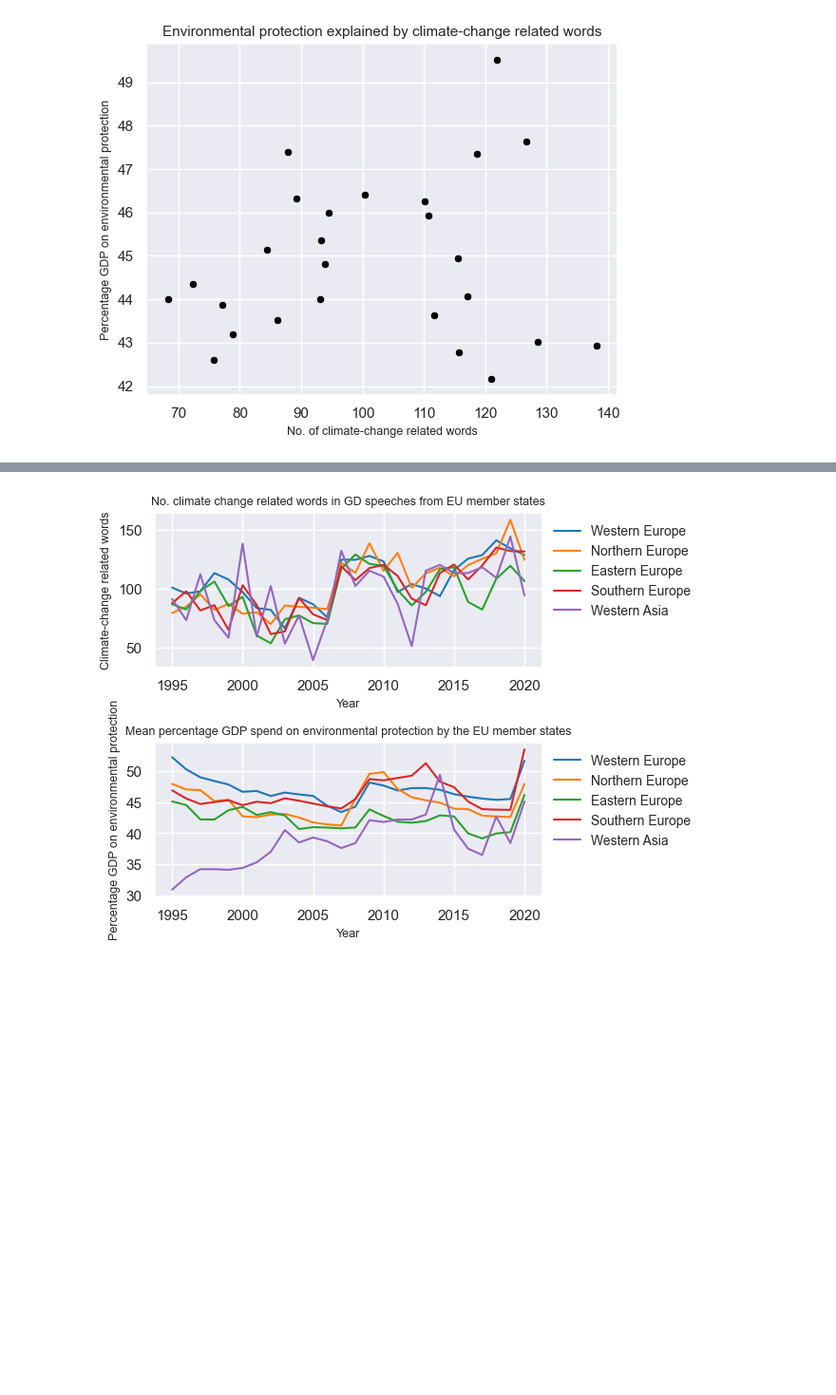
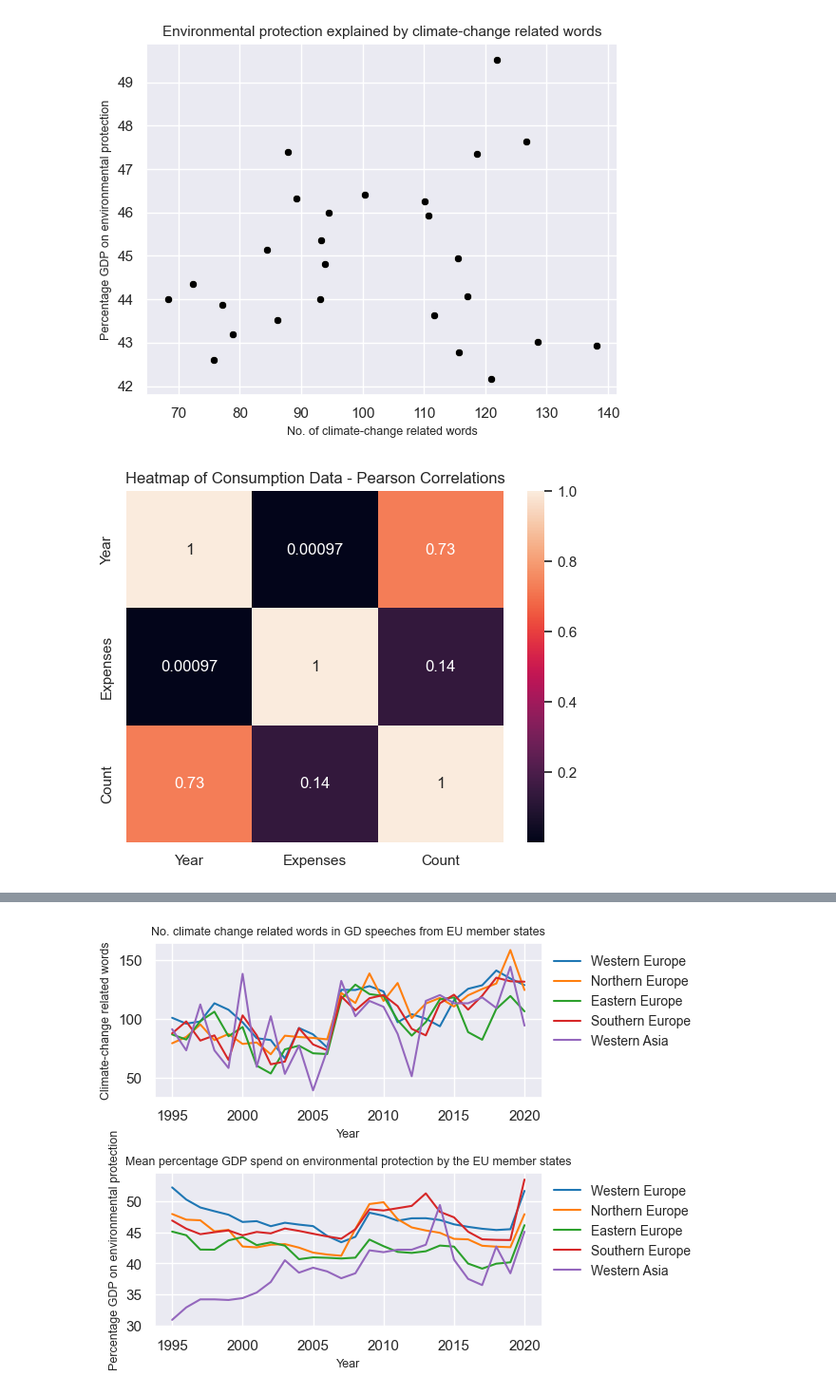
Before and after one commit to himayla/FDS_assign1, a Jupyter notebook: assign1.ipynb, the cells around one changed output, grey strips where cells are left out. Shown at 95% size. Saved outputs shown, nothing was run; the diff lists cells and outputs as text; code cells hidden in the pictures; blank space fills up the shorter version.

```diff
--- a/assign1.ipynb
+++ b/assign1.ipynb
@@ -339,3 +339,7 @@ ax.set_title("Environmental protection explained by climate-change related words
 plt.show()
 # %% [output]
 [figure]
+# %%
+sns.heatmap(grouped.corr(), annot=True).set(title='Heatmap of Consumption Data - Pearson Correlations');
+# %% [output]
+[figure, added]
```
Also changed, not shown: parts of 33 cells of this notebook.
